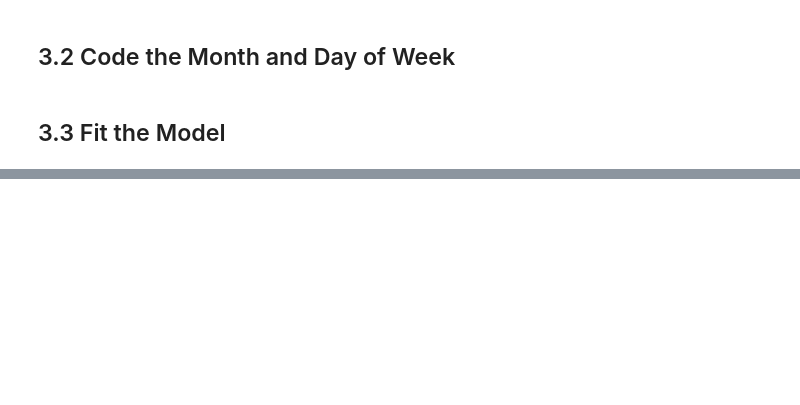
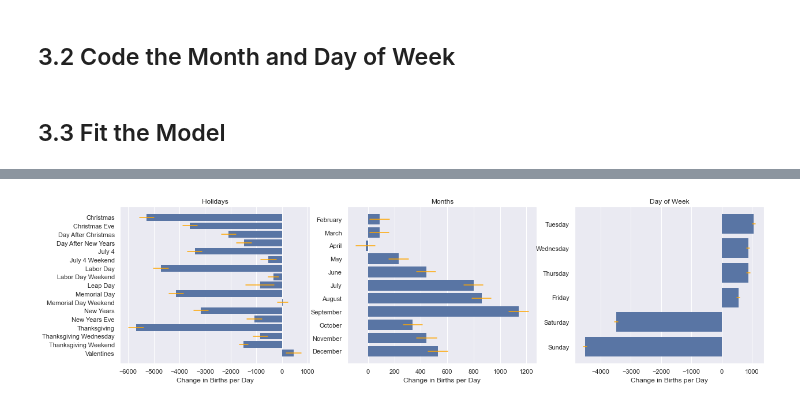
Before and after one commit to rcharan/birthdays, a Jupyter notebook: bonus_material.ipynb, the cells around one changed output, grey strips where cells are left out. Cells and saved outputs as stored; diff of their text form; code cells hidden in the pictures; blank space fills up the shorter version.

```diff
--- a/bonus_material.ipynb
+++ b/bonus_material.ipynb
@@ -315,0 +343,3 @@ model.score(X, y)
+# %%
+model = sm.OLS(endog, exog)
+result = model.fit()
@@ -315,0 +366,44 @@ model.score(X, y)
+# %%
+def barplot(coef_names, ax, name, base_level = None):
+
+  coefs = result.params
+  coefs = coefs[coefs.index.isin(coef_names)]
+
+  ci    = result.conf_int()
+  ci    = ci[ci.index.isin(coef_names)]
+
+  if base_level != None:
+    coefs [base_level] = 0
+    ci.loc[base_level] = 0
+
+  sns.barplot(
+    data = coefs.rename('Coefficient').reset_index(),
+    y = 'index',
+    x = 'Coefficient',
+    ax = ax,
+    linewidth = 0,
+    color = sns.color_palette()[0]
+  )
+
+  for y, interval in enumerate(ci.itertuples()):
+    ax.plot((interval._1,interval._2),(y,y),'-',color='orange')
+
+  ax.set_xlabel('Change in Births per Day')
+  ax.set_ylabel('')
+  ax.set_title(name)
+# %%
+fig, axes = plt.subplots(
+  ncols = 3,
+  figsize = (20,5)
+)
+for covariates, name, ax in zip(
+    [holiday_df.columns, month_df.columns, dow_df.columns],
+    ['Holidays', 'Months', 'Day of Week'],
+    axes
+  ):
+  barplot(covariates, ax, name)
+
+fig.savefig('outputs/model_coefs.png', bbox_inches='tight')
+plt.show()
+# %% [output]
+[figure, added]
```
Also changed, not shown: parts of 19 cells of this notebook, 11 other files.
